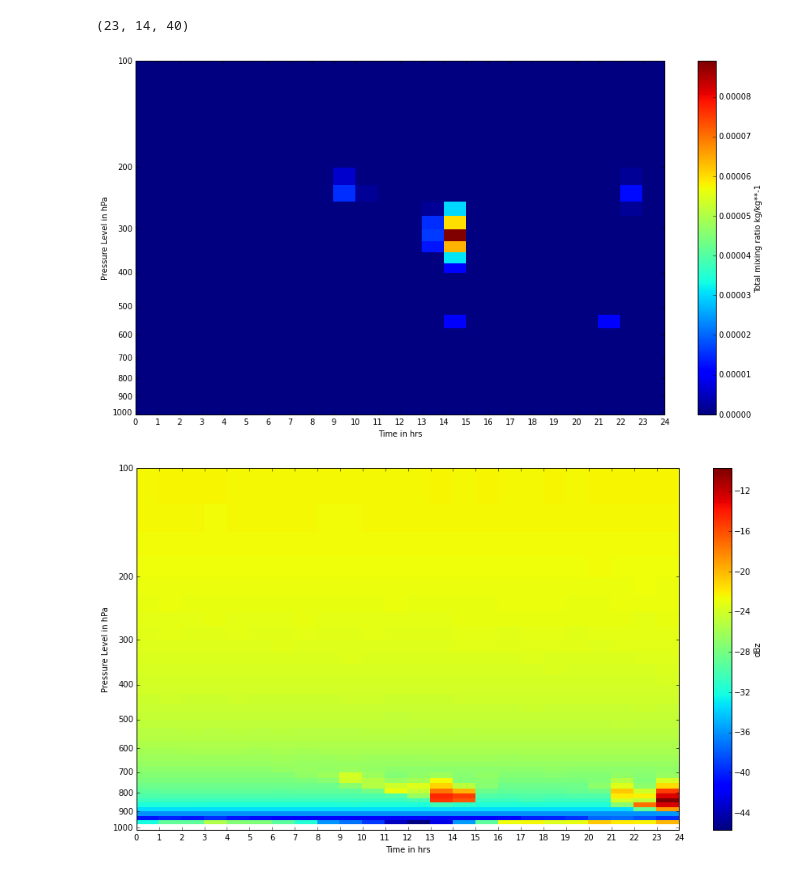
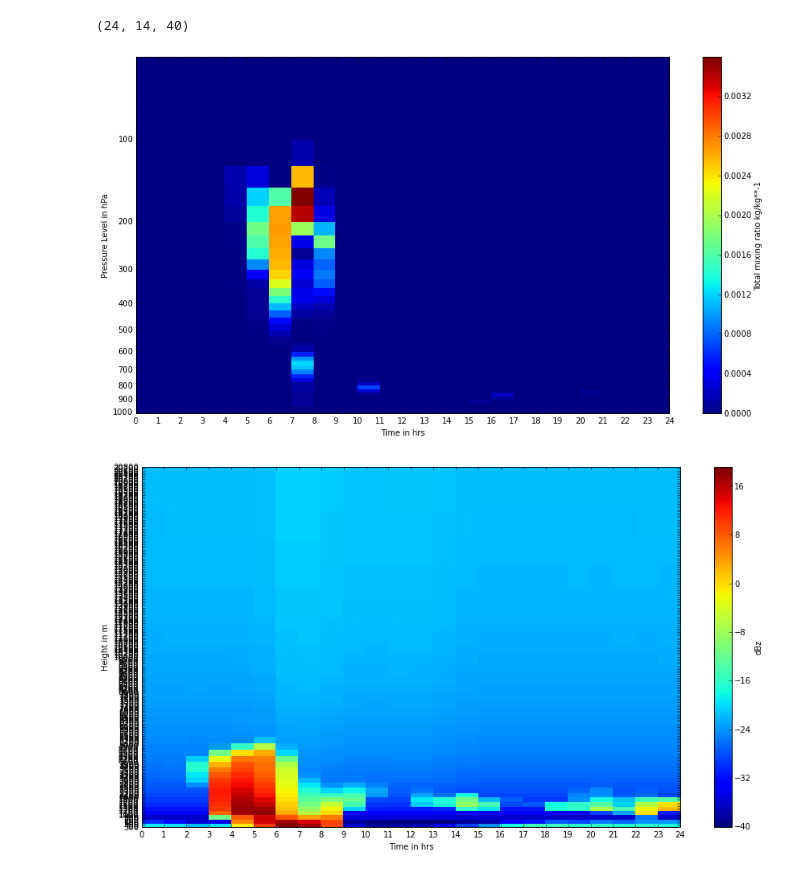
Before and after one commit to EVS-ATMOS/HRRR, a Jupyter notebook: notebooks/radar hrrr comparison plotting.ipynb, the cells around one changed output. Saved outputs shown, nothing was run; the diff lists cells and outputs as text; code cells hidden in the pictures.

```diff
--- a/notebooks/radar hrrr comparison plotting.ipynb
+++ b/notebooks/radar hrrr comparison plotting.ipynb
@@ -11,7 +11,7 @@ import matplotlib.pyplot as plt
 import numpy as np
 %matplotlib inline
 # %%
-date = datetime.datetime(2014,4,19) #change for date
+date = datetime.datetime(2014,6,7) #change for date
 # %%
 radar_string = pyhrrr.produce_radar_txt_string(date)
 hrrr_string = pyhrrr.produce_hrrr_txt_string(date,filenum = 24,hour = 1,loc=[36.605, -97.485], indexes = None,
@@ -26,10 +26,12 @@ radarf = open(radar_string,'r')
 radar = json.load(radarf)
 # %%
 hrrr[0] = np.array(hrrr[0])
+# %%
+heights = radar[1]
 # %%
 hrrr[0].shape
 # %% [output]
-(23, 14, 40)
+(24, 14, 40)
 # %%
 #ind = hrrr[2].index() #change for parameter
 hrrr_data = np.array(hrrr[0][:,-5,:])+np.array(hrrr[0][:,-4,:])+np.array(hrrr[0][:,-3,:])+np.array(hrrr[0][:,-2,:])+np.array(hrrr[0][:,-1,:])
@@ -41,9 +43,9 @@ radar = np.array(radar[0])
 pyhrrr.plot_hrrr_dayfromtxt(hrrr_data,final_unit = 'Total mixing ratio kg/kg**-1',numdates = hrrr[1],date = None,
                             loc = None,ps = pyhrrr.HRRR_PS, hour=1, scaling = 1,figsize = [15,8])
 # %% [output]
-[figure, old version]
+[figure, new version]
 # %%
-pyhrrr.plot_hrrr_dayfromtxt(radar,final_unit = 'dBz',date = None,loc = None,ps = pyhrrr.HRRR_PS[2:40], hour=1, scaling = 1,
-                            figsize = [15,8])
+pyhrrr.plot_hrrr_dayfromtxt(radar,final_unit = 'dBz',date = None,loc = None,ps = np.array(heights[2:40]), hour=1, scaling = 1,
+                            figsize = [15,8],log=False,invert=False,ylabel='Height in m')
 # %% [output]
-[figure, old version]
+[figure, new version]
```
Also changed, not shown: parts of 14 cells of this notebook.
